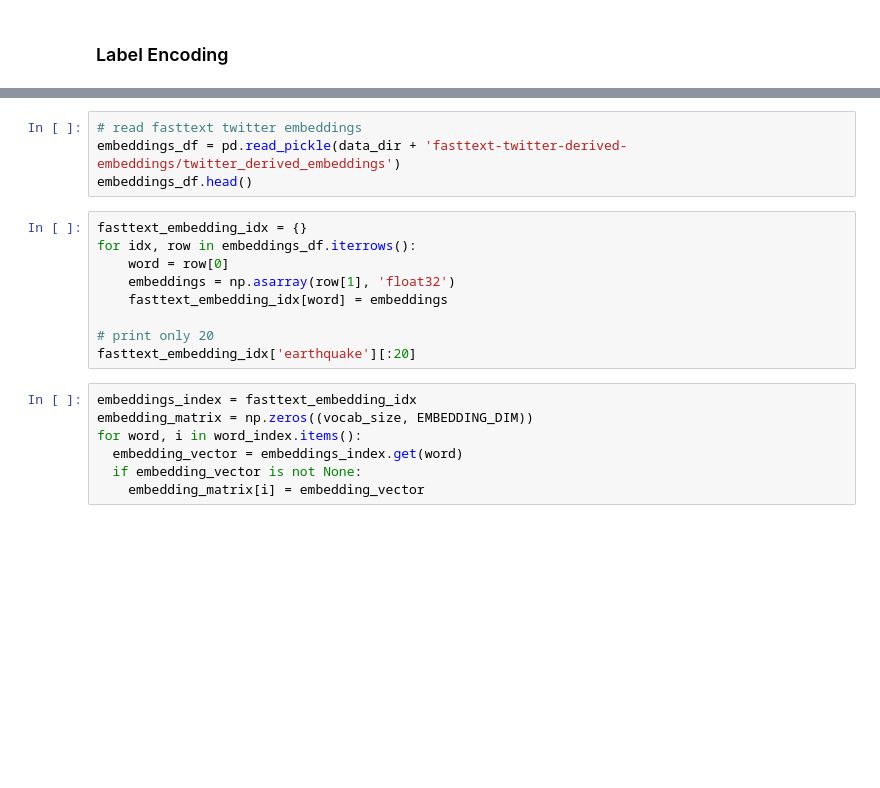
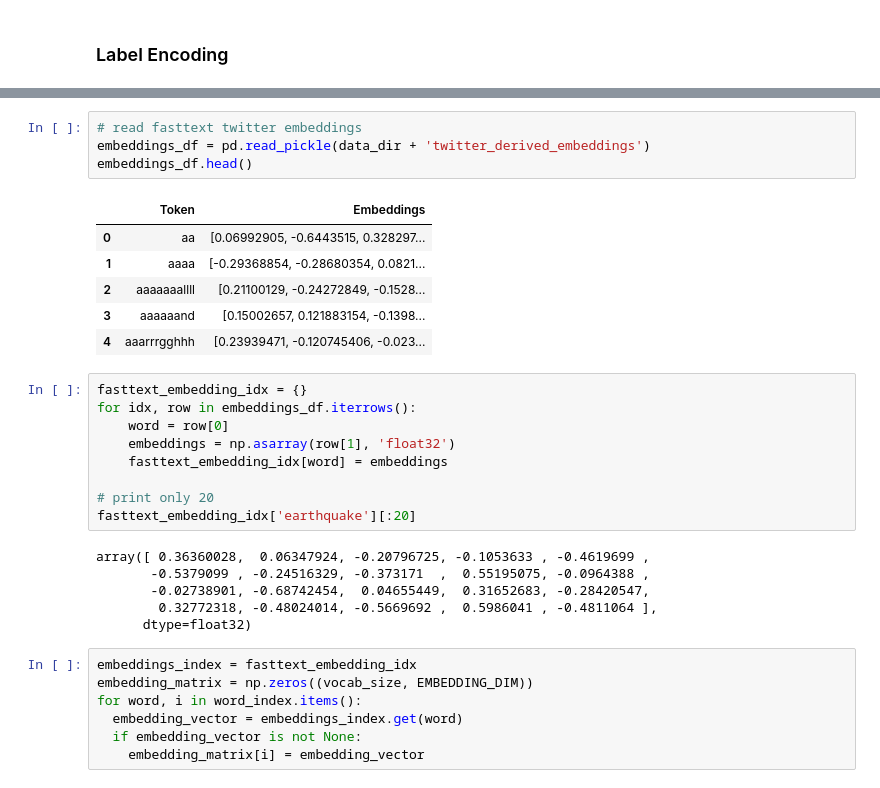
Before and after one commit to xiaotiansu/OptML_SB, a Jupyter notebook: sb_in_nlp.ipynb, the cells around one changed output, grey strips where cells are left out. Drawn from its saved outputs; the diff is of its cells as text; blank space fills up the shorter version.

```diff
--- a/sb_in_nlp.ipynb
+++ b/sb_in_nlp.ipynb
@@ -146,7 +176,14 @@ print("y_val shape:", y_val.shape)
 # %%
 # read fasttext twitter embeddings
-embeddings_df = pd.read_pickle(data_dir + 'fasttext-twitter-derived-embeddings/twitter_derived_embeddings')
+embeddings_df = pd.read_pickle(data_dir + 'twitter_derived_embeddings')
 embeddings_df.head()
+# %% [output]
+|  | Token | Embeddings |
+| 0 | aa | [0.06992905, -0.6443515, 0.328297... |
+| 1 | aaaa | [-0.29368854, -0.28680354, 0.0821... |
+| 2 | aaaaaaallll | [0.21100129, -0.24272849, -0.1528... |
+| 3 | aaaaaand | [0.15002657, 0.121883154, -0.1398... |
+| 4 | aaarrrgghhh | [0.23939471, -0.120745406, -0.023... |
 # %%
 fasttext_embedding_idx = {}
 for idx, row in embeddings_df.iterrows():
@@ -156,6 +193,12 @@ for idx, row in embeddings_df.iterrows():
 
 # print only 20
 fasttext_embedding_idx['earthquake'][:20]
+# %% [output]
+array([ 0.36360028,  0.06347924, -0.20796725, -0.1053633 , -0.4619699 ,
+       -0.5379099 , -0.24516329, -0.373171  ,  0.55195075, -0.0964388 ,
+       -0.02738901, -0.68742454,  0.04655449,  0.31652683, -0.28420547,
+        0.32772318, -0.48024014, -0.5669692 ,  0.5986041 , -0.4811064 ],
+      dtype=float32)
 # %%
 embeddings_index = fasttext_embedding_idx
 embedding_matrix = np.zeros((vocab_size, EMBEDDING_DIM))
```
Also changed, not shown: parts of 15 cells of this notebook, 2 other files.
